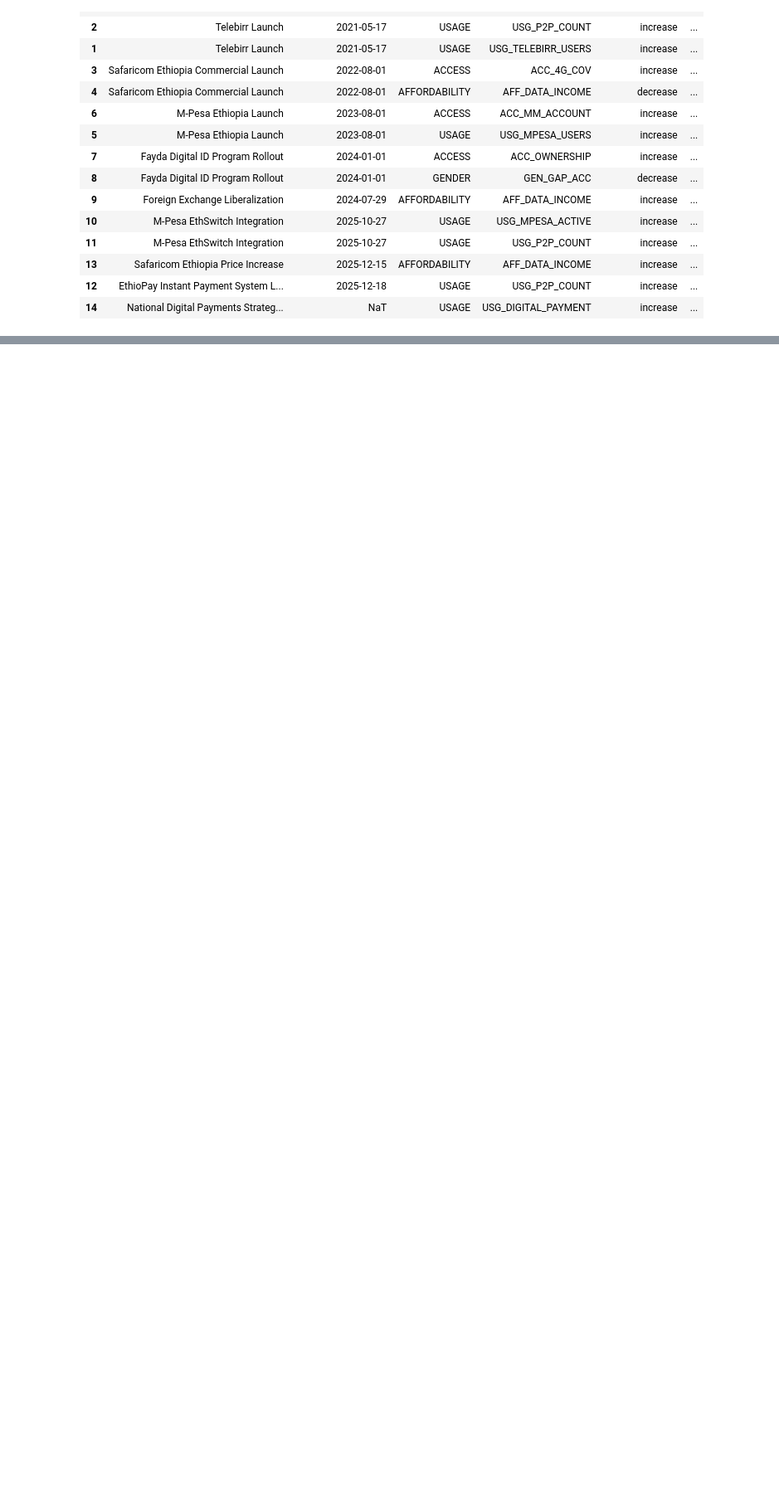
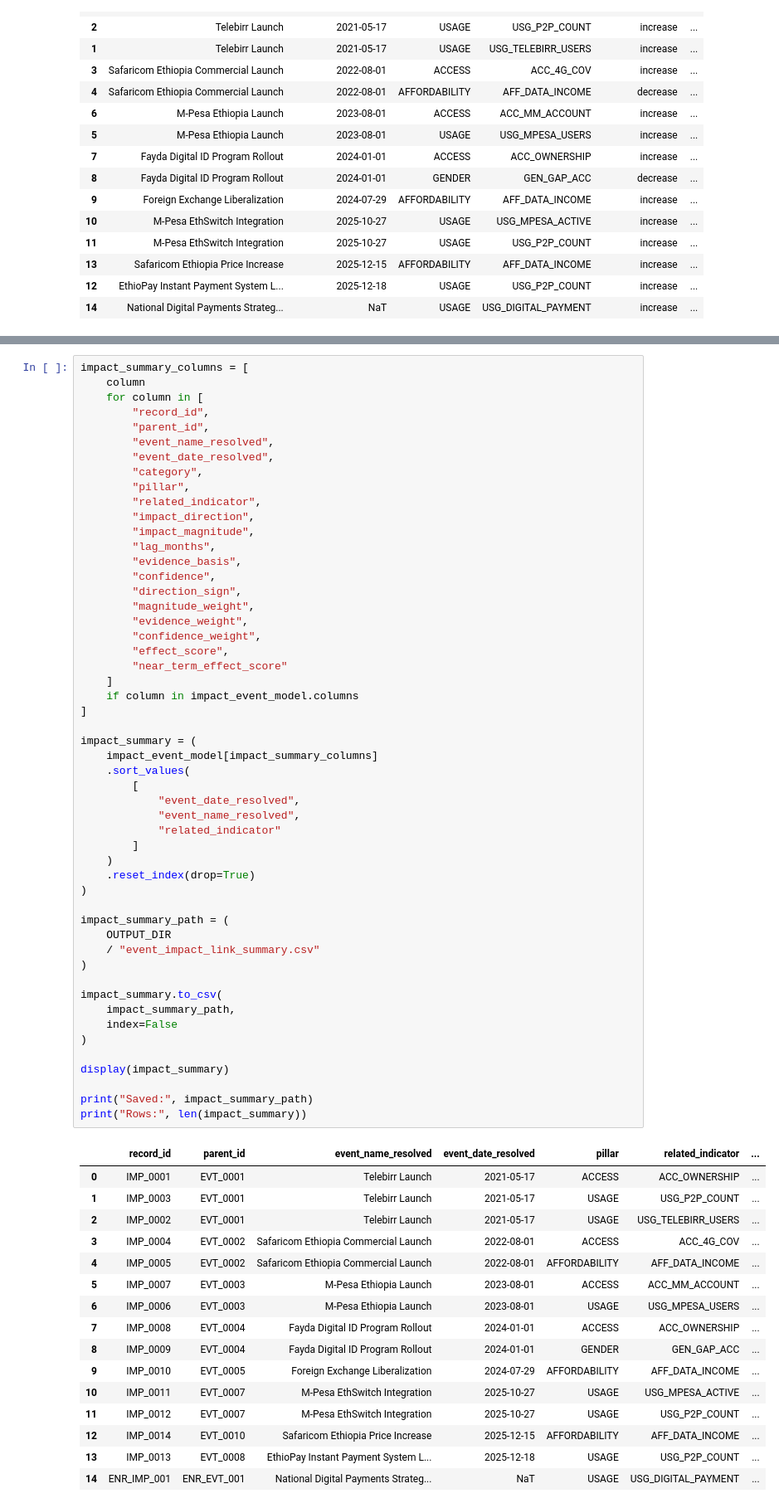
Before and after one commit to rediet-shewarega/ethiopia-financial-inclusion-interim, a Jupyter notebook: notebooks/task_3_event_impact_modeling.ipynb, the cells around one changed output, grey strips where cells are left out. Shown at 83% size. Saved outputs shown, nothing was run; the diff lists cells and outputs as text; blank space fills up the shorter version.

```diff
--- a/notebooks/task_3_event_impact_modeling.ipynb
+++ b/notebooks/task_3_event_impact_modeling.ipynb
@@ -419,0 +684,69 @@ Impact links successfully matched to events: 15 of 15
+# %%
+impact_summary_columns = [
+    column
+    for column in [
+        "record_id",
+        "parent_id",
+        "event_name_resolved",
+        "event_date_resolved",
+        "category",
+        "pillar",
+        "related_indicator",
+        "impact_direction",
+        "impact_magnitude",
+        "lag_months",
+        "evidence_basis",
+        "confidence",
+        "direction_sign",
+        "magnitude_weight",
+        "evidence_weight",
+        "confidence_weight",
+        "effect_score",
+        "near_term_effect_score"
+    ]
+    if column in impact_event_model.columns
+]
+
+impact_summary = (
+    impact_event_model[impact_summary_columns]
+    .sort_values(
+        [
+            "event_date_resolved",
+            "event_name_resolved",
+            "related_indicator"
+        ]
+    )
+    .reset_index(drop=True)
+)
+
+impact_summary_path = (
+    OUTPUT_DIR
+    / "event_impact_link_summary.csv"
+)
+
+impact_summary.to_csv(
+    impact_summary_path,
+    index=False
+)
+
+display(impact_summary)
+
+print("Saved:", impact_summary_path)
+print("Rows:", len(impact_summary))
+# %% [output]
+|  | record_id | parent_id | event_name_resolved | event_date_resolved | pillar | related_indicator | ... |
+| 0 | IMP_0001 | EVT_0001 | Telebirr Launch | 2021-05-17 | ACCESS | ACC_OWNERSHIP | ... |
+| 1 | IMP_0003 | EVT_0001 | Telebirr Launch | 2021-05-17 | USAGE | USG_P2P_COUNT | ... |
+| 2 | IMP_0002 | EVT_0001 | Telebirr Launch | 2021-05-17 | USAGE | USG_TELEBIRR_USERS | ... |
+| 3 | IMP_0004 | EVT_0002 | Safaricom Ethiopia Commercial Launch | 2022-08-01 | ACCESS | ACC_4G_COV | ... |
+| 4 | IMP_0005 | EVT_0002 | Safaricom Ethiopia Commercial Launch | 2022-08-01 | AFFORDABILITY | AFF_DATA_INCOME | ... |
+| 5 | IMP_0007 | EVT_0003 | M-Pesa Ethiopia Launch | 2023-08-01 | ACCESS | ACC_MM_ACCOUNT | ... |
+| 6 | IMP_0006 | EVT_0003 | M-Pesa Ethiopia Launch | 2023-08-01 | USAGE | USG_MPESA_USERS | ... |
+| 7 | IMP_0008 | EVT_0004 | Fayda Digital ID Program Rollout | 2024-01-01 | ACCESS | ACC_OWNERSHIP | ... |
+| 8 | IMP_0009 | EVT_0004 | Fayda Digital ID Program Rollout | 2024-01-01 | GENDER | GEN_GAP_ACC | ... |
+| 9 | IMP_0010 | EVT_0005 | Foreign Exchange Liberalization | 2024-07-29 | AFFORDABILITY | AFF_DATA_INCOME | ... |
+| 10 | IMP_0011 | EVT_0007 | M-Pesa EthSwitch Integration | 2025-10-27 | USAGE | USG_MPESA_ACTIVE | ... |
+| 11 | IMP_0012 | EVT_0007 | M-Pesa EthSwitch Integration | 2025-10-27 | USAGE | USG_P2P_COUNT | ... |
+| 12 | IMP_0014 | EVT_0010 | Safaricom Ethiopia Price Increase | 2025-12-15 | AFFORDABILITY | AFF_DATA_INCOME | ... |
+| 13 | IMP_0013 | EVT_0008 | EthioPay Instant Payment System L... | 2025-12-18 | USAGE | USG_P2P_COUNT | ... |
+| 14 | ENR_IMP_001 | ENR_EVT_001 | National Digital Payments Strateg... | NaT | USAGE | USG_DIGITAL_PAYMENT | ... |
```
Also changed, not shown: parts of 13 cells of this notebook.
